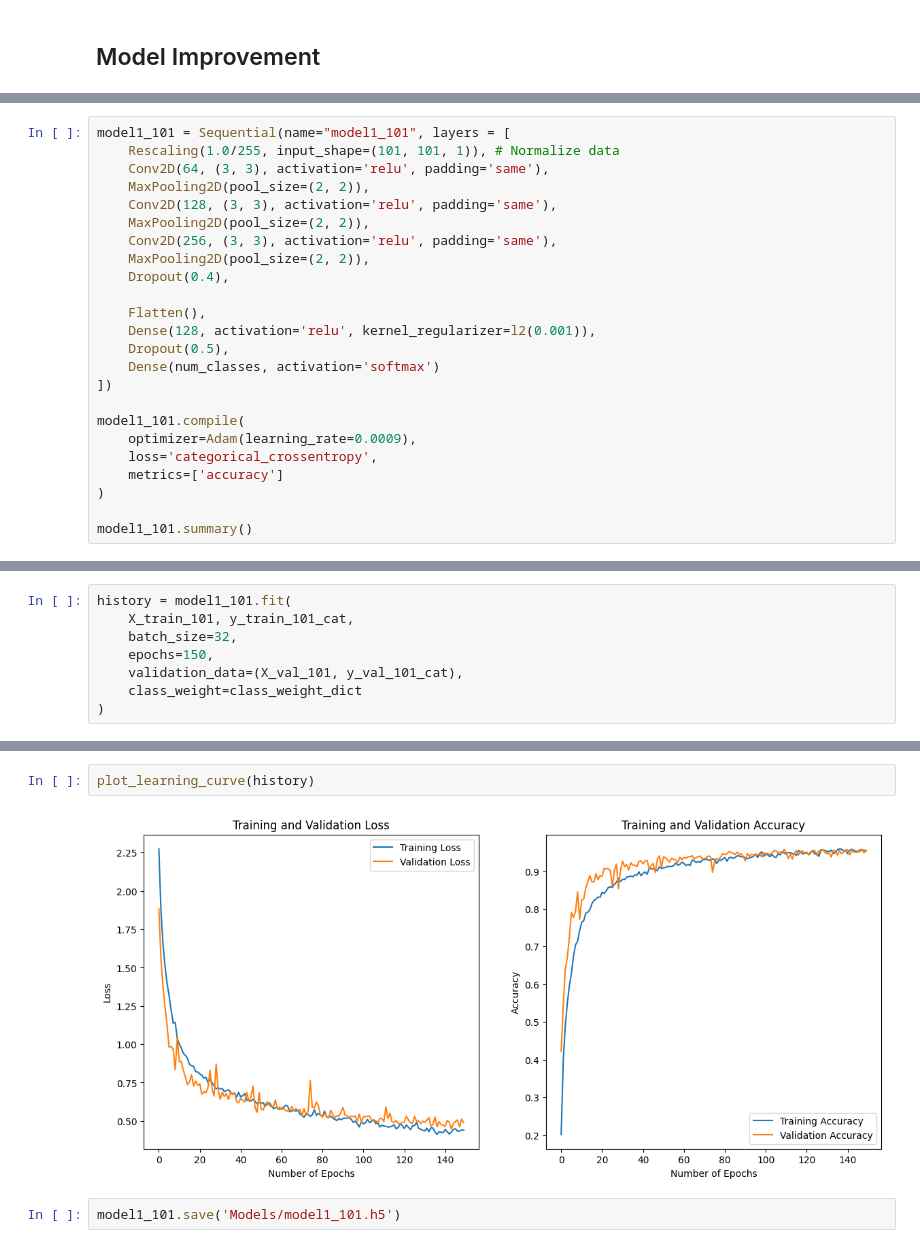
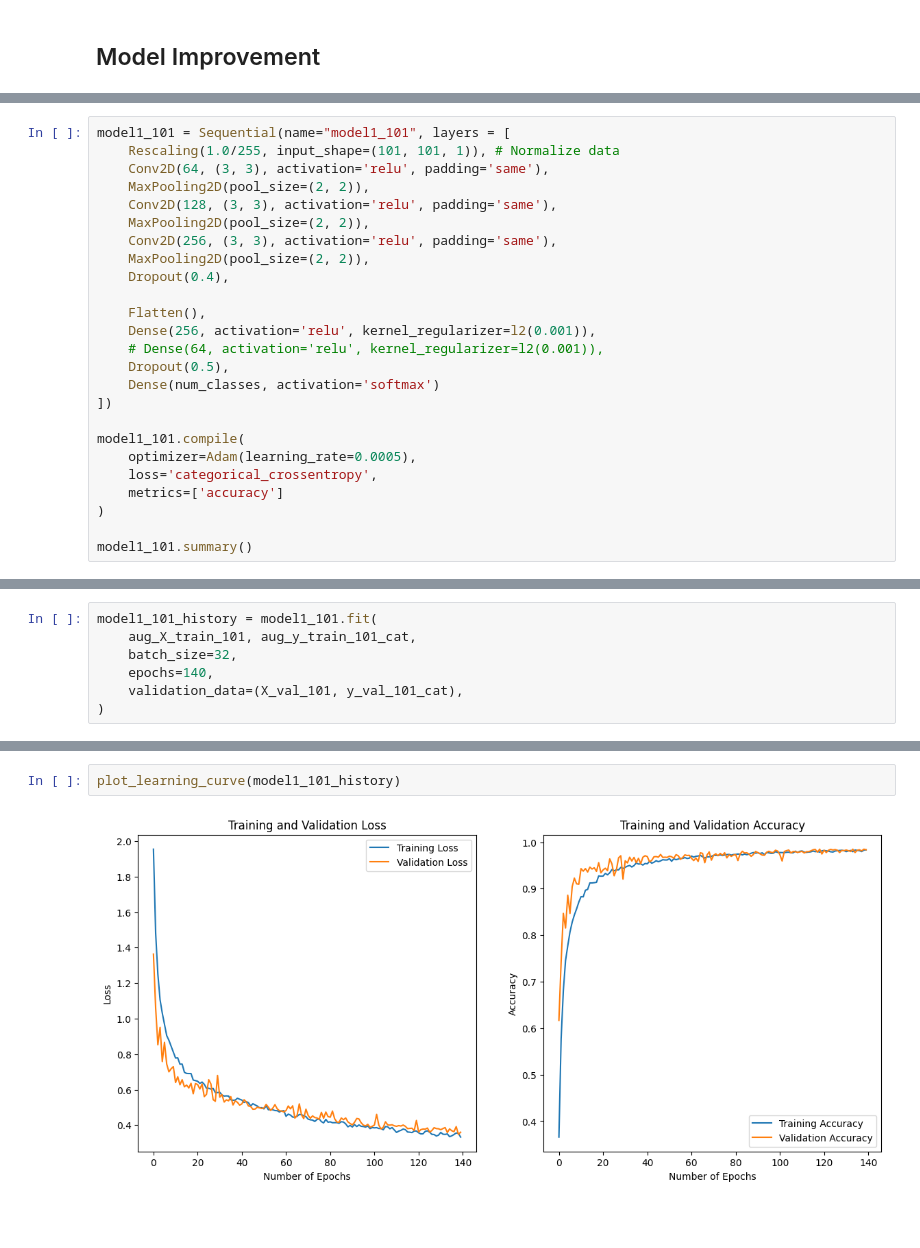
Before and after one commit to JoenC25/CNN-Classify-Vegetables, a Jupyter notebook: A_Convolutional_Neural_Network.ipynb, the cells around one changed output, grey strips where cells are left out. Saved outputs shown, nothing was run; the diff lists cells and outputs as text; blank space fills up the shorter version.

```diff
--- a/A_Convolutional_Neural_Network.ipynb
+++ b/A_Convolutional_Neural_Network.ipynb
@@ -816,13 +1220,14 @@ model1_101 = Sequential(name="model1_101", layers = [
     Dropout(0.4),
 
     Flatten(),
-    Dense(128, activation='relu', kernel_regularizer=l2(0.001)),
+    Dense(256, activation='relu', kernel_regularizer=l2(0.001)),
+    # Dense(64, activation='relu', kernel_regularizer=l2(0.001)),
     Dropout(0.5),
     Dense(num_classes, activation='softmax')
 ])
 
 model1_101.compile(
-    optimizer=Adam(learning_rate=0.0009),
+    optimizer=Adam(learning_rate=0.0005),
     loss='categorical_crossentropy',
     metrics=['accuracy']
 )
@@ -847,11 +1252,10 @@ Trainable params: 5,089,803
 Non-trainable params: 0
 _________________________________________________________________
 # %%
-history = model1_101.fit(
-    X_train_101, y_train_101_cat,
+model1_101_history = model1_101.fit(
+    aug_X_train_101, aug_y_train_101_cat,
     batch_size=32,
-    epochs=150,
+    epochs=140,
     validation_data=(X_val_101, y_val_101_cat),
-    class_weight=class_weight_dict
 )
 # %% [output]
@@ -881,6 +1300,4 @@ Test accuracy: 0.95
 # %%
-plot_learning_curve(history)
+plot_learning_curve(model1_101_history)
 # %% [output]
-[figure, old version]
+[figure, new version]
-# %%
-model1_101.save('Models/model1_101.h5')
```
Also changed, not shown: parts of 77 cells of this notebook.
